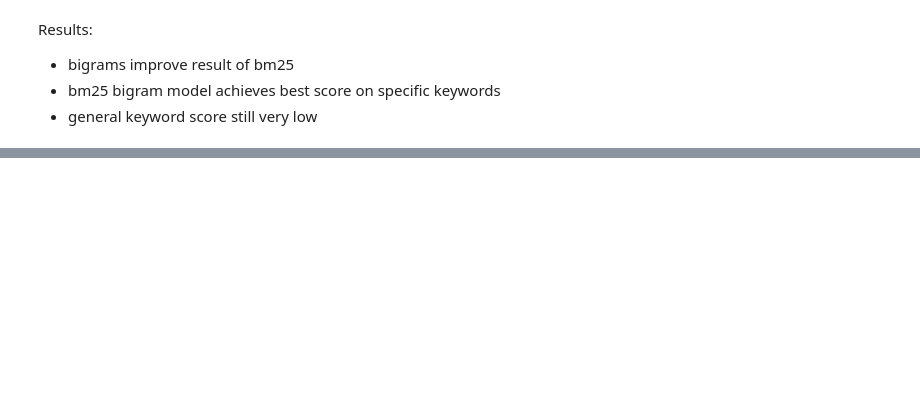
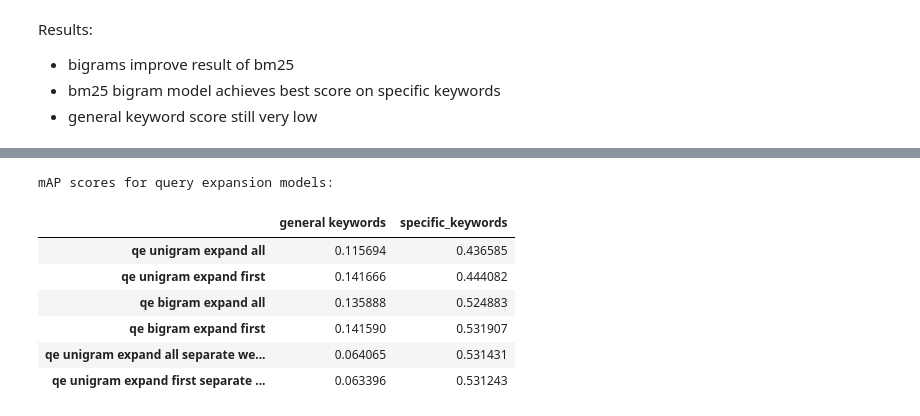
Before and after one commit to JNKielmann/Master-Thesis, a Jupyter notebook: paper_retrieval/tf_idf_evaluation.ipynb, the cells around one changed output, grey strips where cells are left out. Drawn from its saved outputs; the diff is of its cells as text; code cells hidden in the pictures; blank space fills up the shorter version.

```diff
--- a/paper_retrieval/tf_idf_evaluation.ipynb
+++ b/paper_retrieval/tf_idf_evaluation.ipynb
@@ -252,7 +238,7 @@ query_expansion_models = [
              expansion_hierarchy=keyword_hierarchy,
              only_expand_once=False,
              separate_weighting=False)),
-    ("qe unigram expand first"
+    ("qe unigram expand first",
      partial(QueryExpansionRetrieval,
              wrapped_model=bm25_model_unigram,
              expansion_hierarchy=keyword_hierarchy,
@@ -264,19 +250,19 @@ query_expansion_models = [
              expansion_hierarchy=keyword_hierarchy,
              only_expand_once=False,
              separate_weighting=False)),
-    ("qe bigram expand first"
+    ("qe bigram expand first",
      partial(QueryExpansionRetrieval,
              wrapped_model=bm25_model_bigram,
              expansion_hierarchy=keyword_hierarchy,
              only_expand_once=True,
              separate_weighting=False)),
-    ("qe unigram expand all separate weighting"
+    ("qe unigram expand all separate weighting",
      partial(QueryExpansionRetrieval,
              wrapped_model=bm25_model_unigram,
              expansion_hierarchy=keyword_hierarchy,
              only_expand_once=False,
              separate_weighting=True)),
-    ("qe unigram expand first separate weighting"
+    ("qe unigram expand first separate weighting",
      partial(QueryExpansionRetrieval,
              wrapped_model=bm25_model_unigram,
              expansion_hierarchy=keyword_hierarchy,
@@ -284,4 +270,4 @@ query_expansion_models = [
              separate_weighting=True))
 ]
 # %%
-query_expansion_results = train_evaluate_models(query_expansion_results, [general_keywords, specific_keywords])
+query_expansion_results = train_evaluate_models(query_expansion_models, [general_keywords, specific_keywords])
@@ -288,3 +287,12 @@ query_expansion_results = train_evaluate_models(query_expansion_results, [genera
 # %%
 print("mAP scores for query expansion models:")
-ngram_bm25_result
+query_expansion_results
+# %% [output]
+mAP scores for query expansion models:
+|  | general keywords | specific_keywords |
+| qe unigram expand all | 0.115694 | 0.436585 |
+| qe unigram expand first | 0.141666 | 0.444082 |
+| qe bigram expand all | 0.135888 | 0.524883 |
+| qe bigram expand first | 0.141590 | 0.531907 |
+| qe unigram expand all separate we... | 0.064065 | 0.531431 |
+| qe unigram expand first separate ... | 0.063396 | 0.531243 |
```
Also changed, not shown: parts of 19 cells of this notebook, 2 other files.
